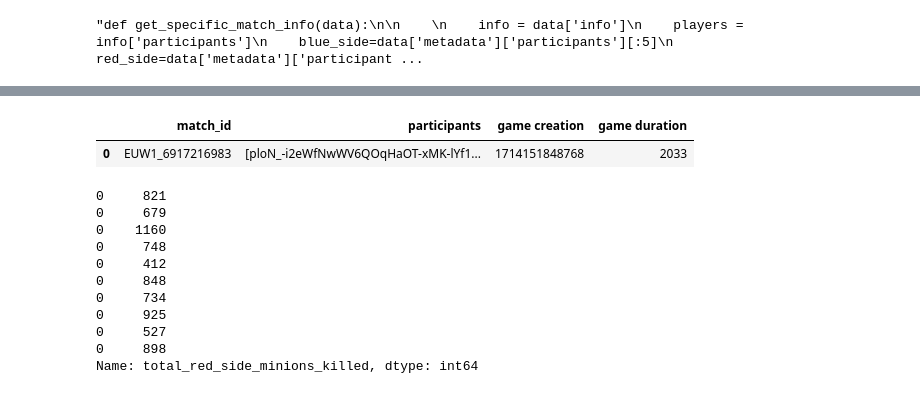
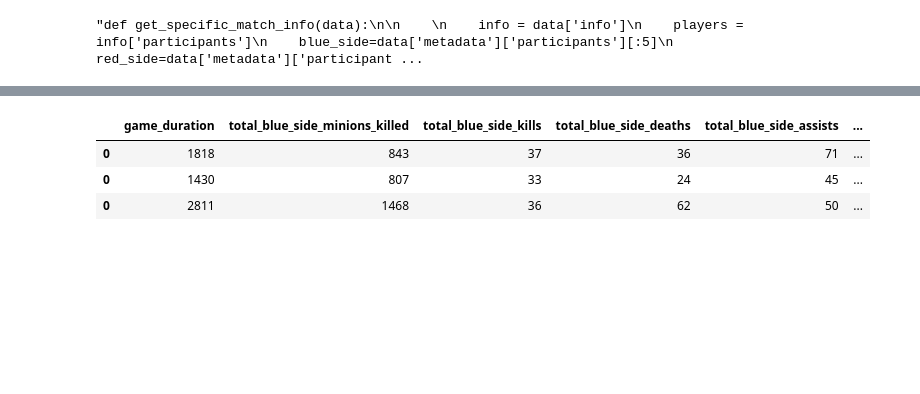
Before and after one commit to mohammad20306/Dissertation, a Jupyter notebook: project_code.ipynb, the cells around one changed output, grey strips where cells are left out. Drawn from its saved outputs; the diff is of its cells as text; code cells hidden in the pictures; blank space fills up the shorter version.

```diff
--- a/project_code.ipynb
+++ b/project_code.ipynb
@@ -327,13 +366,8 @@ def test_function(match_data):
         'game duration':[game_duration]
     })
     return match_df
-# %%
-test_function(game)
-# %% [output]
-|  | match_id | participants | game creation | game duration |
-| 0 | EUW1_6917216983 | [ploN_-i2eWfNwWV6QOqHaOT-xMK-lYf1... | 1714151848768 | 2033 |
 # %%
-match_ids = unique_match_id_list[0:10]
+match_ids = unique_match_id_list[0:5]
 
 df=pd.DataFrame()
 
@@ -342,17 +376,10 @@ for match_id in match_ids:
     matchdf=get_specific_match_info(game)
 
     df= pd.concat([df,matchdf])
-# %%
-df['total_red_side_minions_killed']
-# %% [output]
-0     821
-0     679
-0    1160
-0     748
-0     412
-0     848
-0     734
-0     925
-0     527
-0     898
-Name: total_red_side_minions_killed, dtype: int64
+# %%
+df.head(3)
+# %% [output]
+|  | game_duration | total_blue_side_minions_killed | total_blue_side_kills | total_blue_side_deaths | total_blue_side_assists | ... |
+| 0 | 1818 | 843 | 37 | 36 | 71 | ... |
+| 0 | 1430 | 807 | 33 | 24 | 45 | ... |
+| 0 | 2811 | 1468 | 36 | 62 | 50 | ... |
```
Also changed, not shown: parts of 3 cells of this notebook.
